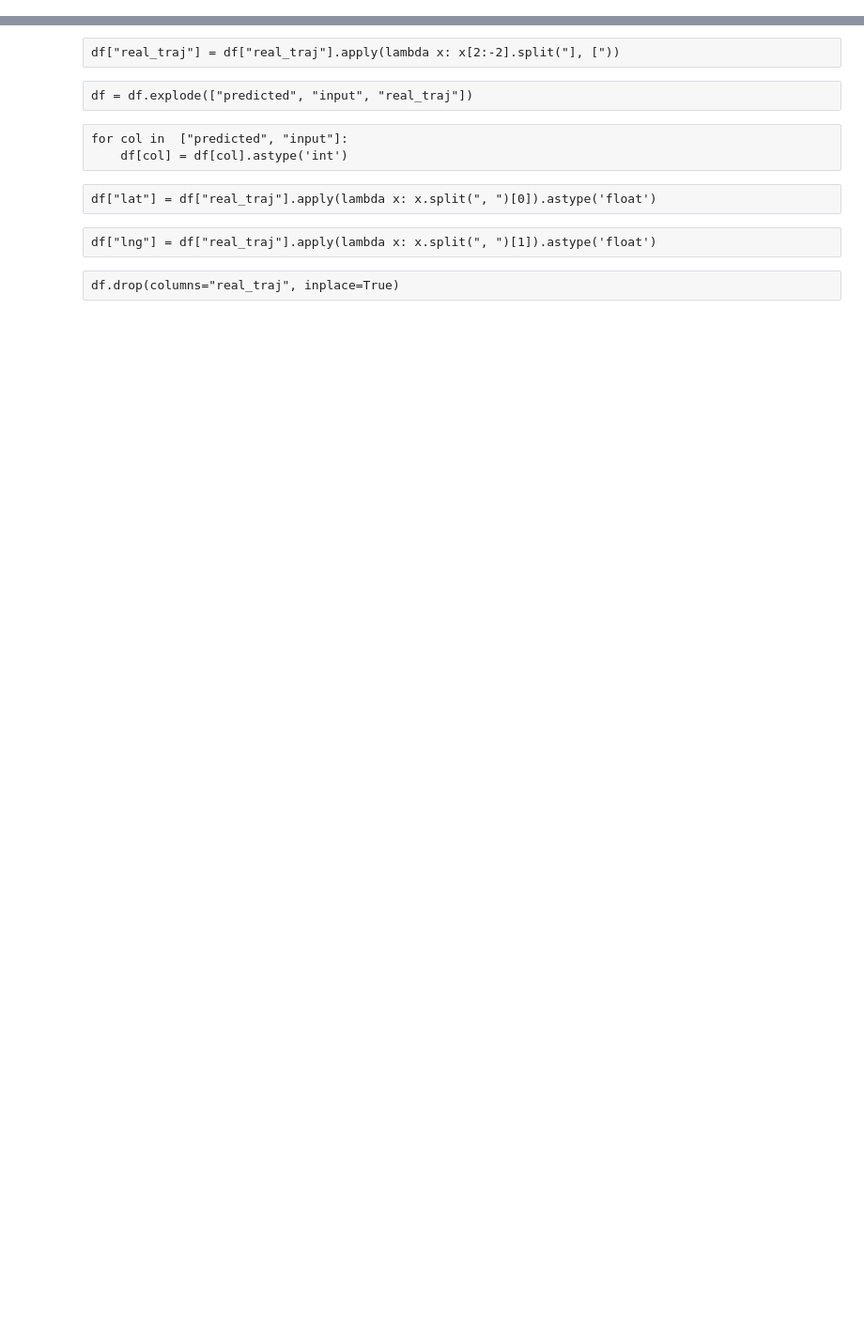
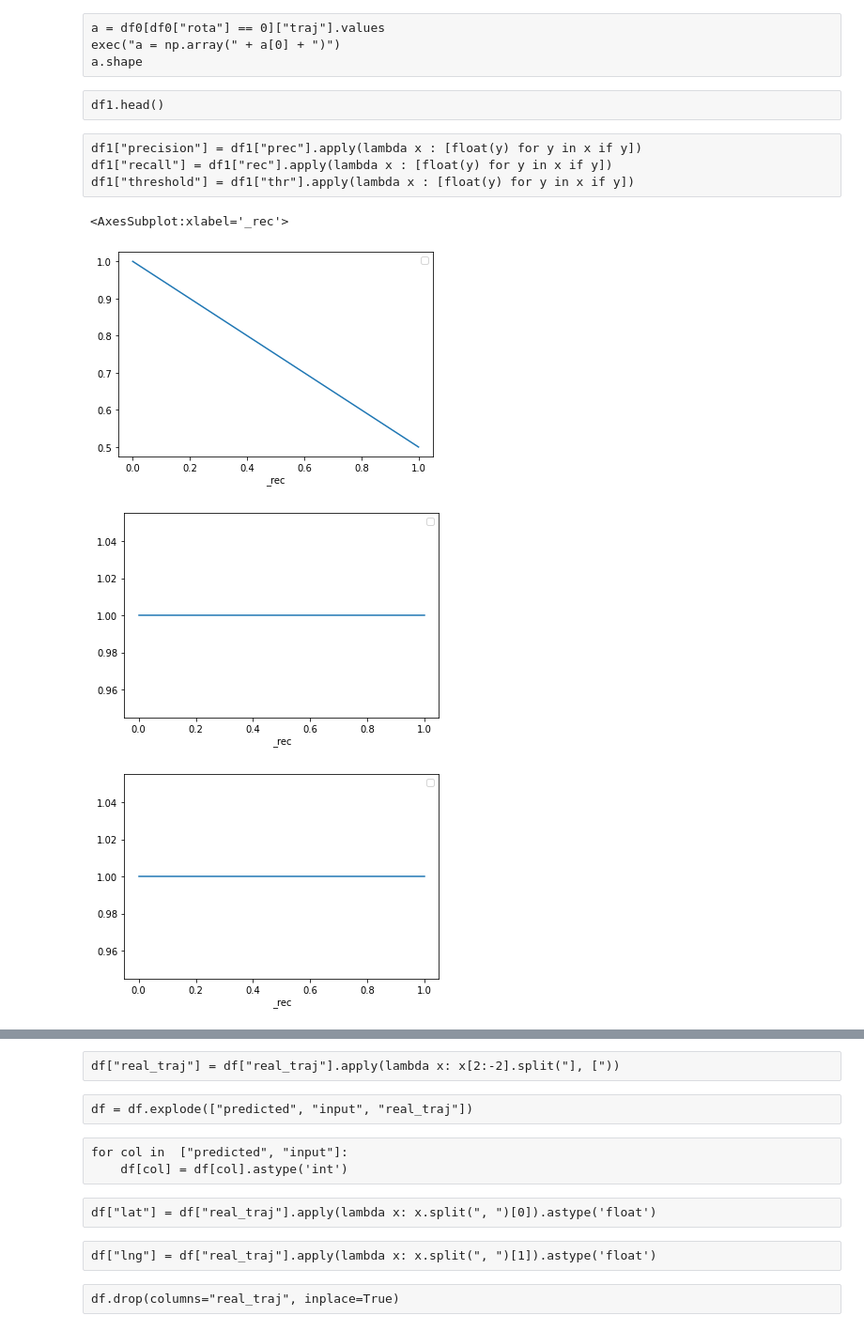
Before and after one commit to Mobapp-Dashboard/mobapp-backend, a Jupyter notebook: backend/app/notebooks/novos_CSVs.ipynb, the cells around one changed output, grey strips where cells are left out. Shown at 94% size. Cells and saved outputs as stored; diff of their text form; code cells hidden in the pictures; blank space fills up the shorter version.

Commit message:
trajs by turno

```diff
--- a/backend/app/notebooks/novos_CSVs.ipynb
+++ b/backend/app/notebooks/novos_CSVs.ipynb
@@ -3,4 +4,14 @@ import pandas as pd
 # %%
-df0 = pd.read_csv("../scripts/data/riobusdata_dublin.csv")
-df1 = pd.read_csv("../scripts/data/gmvsae_dublin_results.csv")
+df0 = pd.read_csv("../scripts/data/riobusdata_dublin.csv") # Traj
+df1 = pd.read_csv("../scripts/data/gmvsae_dublin_results.csv") # Traj
 df2 = pd.read_csv("../scripts/data/transformer_dublin.csv")
+
+df0.columns = ["rota", "auc", "thr", "max_f1", "f1_thr", "prec", "rec", "traj"]
+df1.columns = ["auc", "thr", "max_f1", "f1_thr", "prec", "rec", "rota", "traj"]
+df2.columns = ["rota", "auc", "thr", "max_f1", "f1_thr", "prec", "rec"]
+
+dfs = [df0, df1, df2]
+for df in dfs:
+    for col in  ["prec", "rec", "thr"]:
+        df[col] = df[col].apply(lambda x : x[1:-1].split(' '))
+        df["_"+col] = df[col].apply(lambda x : [float(y) for y in x if y])
@@ -38,0 +34,22 @@ dx = df0[["Rota", "Precision", "Recall"]].explode(["Precision", "Recall"])
+# %% [raw]
+a = df0[df0["rota"] == 0]["traj"].values
+exec("a = np.array(" + a[0] + ")")
+a.shape
+# %% [raw]
+df1.head()
+# %% [raw]
+df1["precision"] = df1["prec"].apply(lambda x : [float(y) for y in x if y])
+df1["recall"] = df1["rec"].apply(lambda x : [float(y) for y in x if y])
+df1["threshold"] = df1["thr"].apply(lambda x : [float(y) for y in x if y])
+# %%
+_df = df0[df1["rota"] == 0].explode(["_prec", "_rec"])
+_df.plot("_rec", "_prec")
+_df = df1[df1["rota"] == 0].explode(["_prec", "_rec"])
+_df.plot("_rec", "_prec")
+_df = df2[df1["rota"] == 0].explode(["_prec", "_rec"])
+_df.plot("_rec", "_prec")
+# %% [output]
+<AxesSubplot:xlabel='_rec'>
+[figure, added]
+[figure, added]
+[figure, added]
```
Also changed, not shown: parts of 15 cells of this notebook, 3 other files.
